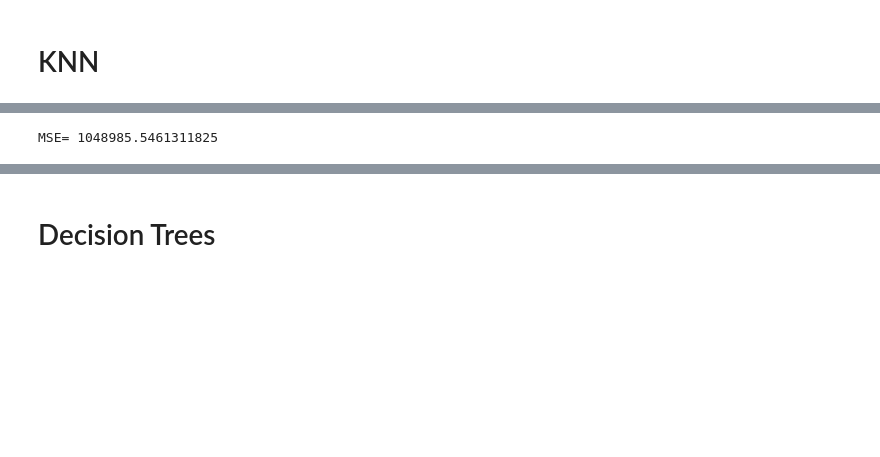
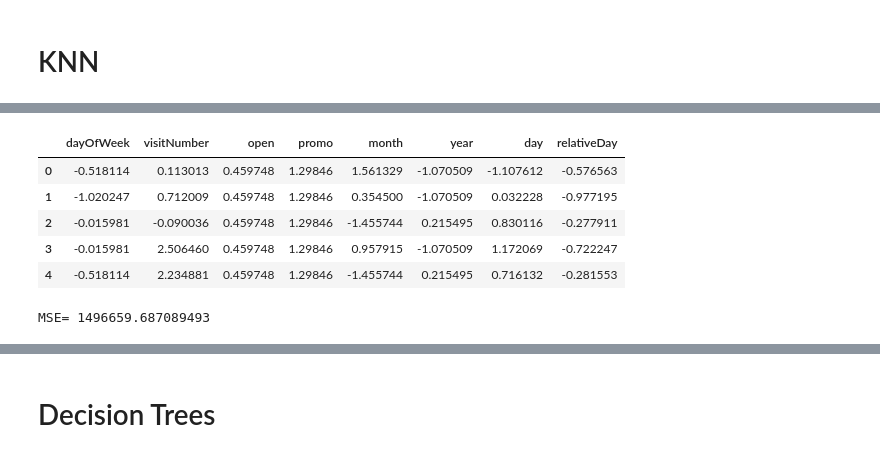
Before and after one commit to Antoine-Le-Lay/BigData, a Jupyter notebook: Projet_BigData_Ethan.ipynb, the cells around one changed output, grey strips where cells are left out. Drawn from its saved outputs; the diff is of its cells as text; code cells hidden in the pictures; blank space fills up the shorter version.

```diff
--- a/Projet_BigData_Ethan.ipynb
+++ b/Projet_BigData_Ethan.ipynb
@@ -299,16 +394,58 @@ Name: target, dtype: int64
+# %%
+
+knn_data=pd.DataFrame()
+knn_data=data
+
+standard_data=pd.DataFrame()
+standard_data["dayOfWeek"]=preprocessing.scale(knn_data["dayOfWeek"])
+standard_data["visitNumber"]=preprocessing.scale(knn_data["visitNumber"])
+standard_data["open"]=preprocessing.scale(knn_data["open"])
+standard_data["promo"]=preprocessing.scale(knn_data["promo"])
+standard_data["month"]=preprocessing.scale(knn_data["month"])
+standard_data["year"]=preprocessing.scale(knn_data["year"])
+standard_data["day"]=preprocessing.scale(knn_data["day"])
+standard_data["relativeDay"]=preprocessing.scale(knn_data["relativeDay"])
+
+
+
+
+
+
+
+
+
+#knn_data["dayOfWeek"]=pd.Categorical(knn_data["dayOfWeek"],ordered=False)
+#knn_data["year"]=pd.Categorical(knn_data["year"],ordered=False)
+#knn_data["month"]=pd.Categorical(knn_data["month"],ordered=False)
+#knn_data["day"]=pd.Categorical(knn_data["day"],ordered=False)
+
+
+
+
+#trainDataDummies=pd.get_dummies(knn_data[["dayOfWeek","year","month","day"]])
+
+
+#knn_data=pd.concat([knn_data,trainDataDummies],axis=1)
+
+X_train, X_test, y_train, y_test = train_test_split(standard_data, target, test_size=0.33, random_state=42)
+standard_data.head()
+# %% [output]
+|  | dayOfWeek | visitNumber | open | promo | month | year | day | relativeDay |
+| 0 | -0.518114 | 0.113013 | 0.459748 | 1.29846 | 1.561329 | -1.070509 | -1.107612 | -0.576563 |
+| 1 | -1.020247 | 0.712009 | 0.459748 | 1.29846 | 0.354500 | -1.070509 | 0.032228 | -0.977195 |
+| 2 | -0.015981 | -0.090036 | 0.459748 | 1.29846 | -1.455744 | 0.215495 | 0.830116 | -0.277911 |
+| 3 | -0.015981 | 2.506460 | 0.459748 | 1.29846 | 0.957915 | -1.070509 | 1.172069 | -0.722247 |
+| 4 | -0.518114 | 2.234881 | 0.459748 | 1.29846 | -1.455744 | 0.215495 | 0.716132 | -0.281553 |
 # %%
 from sklearn.neighbors import KNeighborsRegressor
 
 
 
 knn = KNeighborsRegressor()
-knn.fit(trainData, Ytrain)
-knn_pred = knn.predict(trainData)
+knn.fit(X_train, y_train)
+knn_pred = knn.predict(X_test)
 
-print("MSE=",mean_squared_error(Ytrain,knn_pred))
-
-
-grid_params={'n_neighbors':[5], 'metric':['euclidean','manhattan'] }
+print("MSE=",mean_squared_error(y_test,knn_pred))
 # %% [output]
-MSE= 1048985.5461311825
+MSE= 1496659.687089493
 # %%
```
Also changed, not shown: parts of 20 cells of this notebook.
